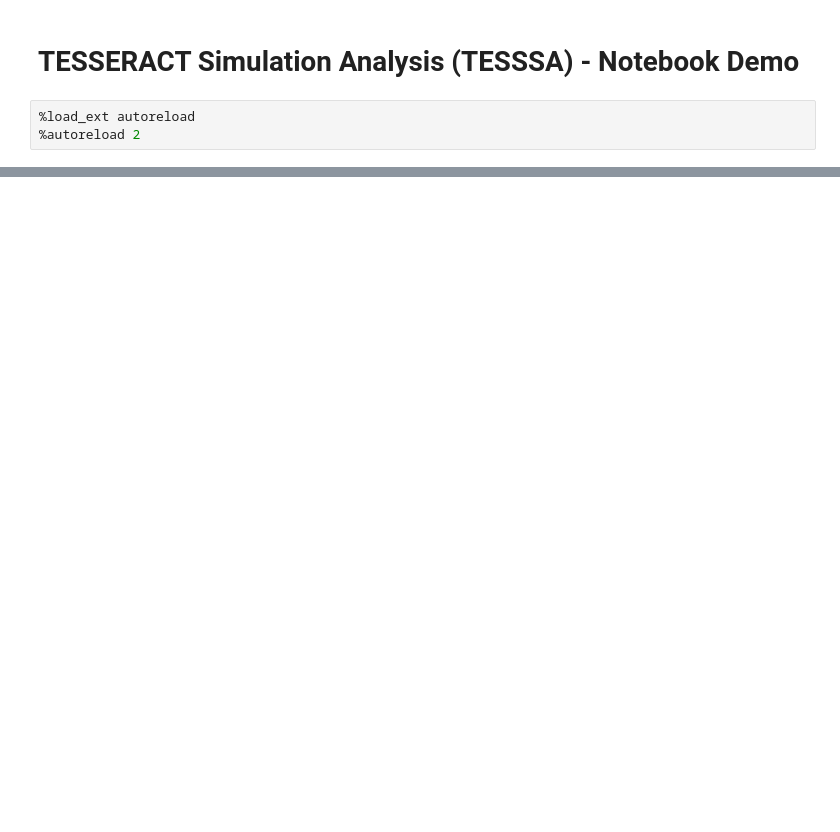
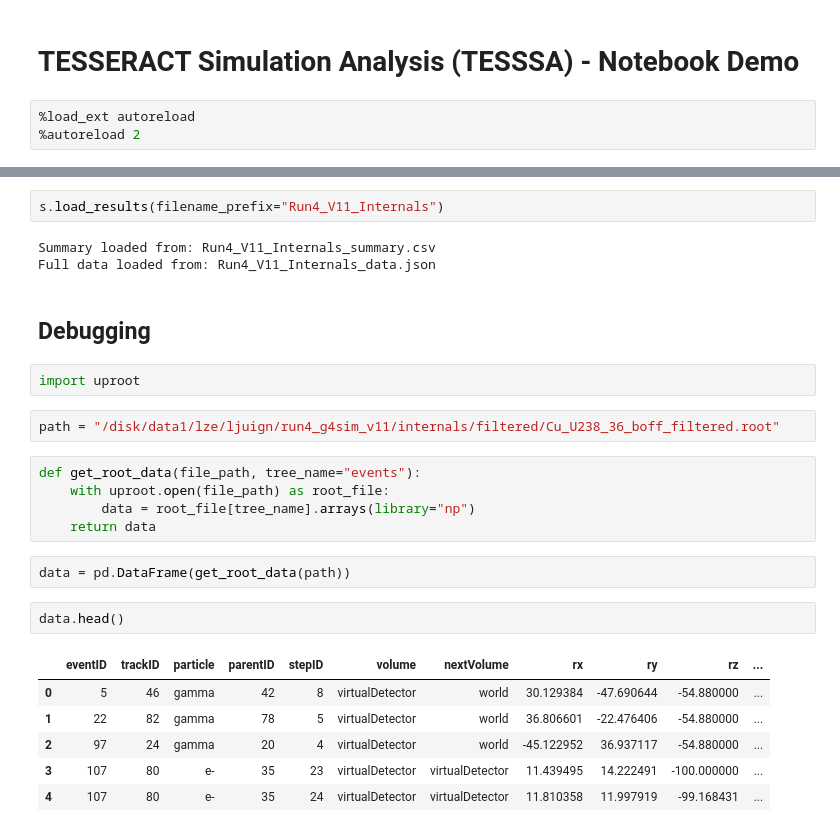
Before and after one commit to lesliejuigne/TESSERACT_Simulation_Analysis, a Jupyter notebook: processing/tesssa_demo.ipynb, the cells around one changed output, grey strips where cells are left out. Saved outputs shown, nothing was run; the diff lists cells and outputs as text; blank space fills up the shorter version.

```diff
--- a/processing/tesssa_demo.ipynb
+++ b/processing/tesssa_demo.ipynb
@@ -81,0 +95,27 @@ array([6.39492935e+02, 4.08305009e+00, 6.44327916e-02, 1.24891898e-03,
+# %%
+s.load_results(filename_prefix="Run4_V11_Internals")
+# %% [output]
+Summary loaded from: Run4_V11_Internals_summary.csv
+Full data loaded from: Run4_V11_Internals_data.json
+# %% [markdown]
+## Debugging
+# %%
+import uproot
+# %%
+path = "/disk/data1/lze/ljuign/run4_g4sim_v11/internals/filtered/Cu_U238_36_boff_filtered.root"
+# %%
+def get_root_data(file_path, tree_name="events"):
+    with uproot.open(file_path) as root_file:
+        data = root_file[tree_name].arrays(library="np")
+    return data
+# %%
+data = pd.DataFrame(get_root_data(path))
+# %%
+data.head()
+# %% [output]
+|  | eventID | trackID | particle | parentID | stepID | volume | nextVolume | rx | ry | rz | ... |
+| 0 | 5 | 46 | gamma | 42 | 8 | virtualDetector | world | 30.129384 | -47.690644 | -54.880000 | ... |
+| 1 | 22 | 82 | gamma | 78 | 5 | virtualDetector | world | 36.806601 | -22.476406 | -54.880000 | ... |
+| 2 | 97 | 24 | gamma | 20 | 4 | virtualDetector | world | -45.122952 | 36.937117 | -54.880000 | ... |
+| 3 | 107 | 80 | e- | 35 | 23 | virtualDetector | virtualDetector | 11.439495 | 14.222491 | -100.000000 | ... |
+| 4 | 107 | 80 | e- | 35 | 24 | virtualDetector | virtualDetector | 11.810358 | 11.997919 | -99.168431 | ... |
```
Also changed, not shown: parts of 14 cells of this notebook, 11 other files.
